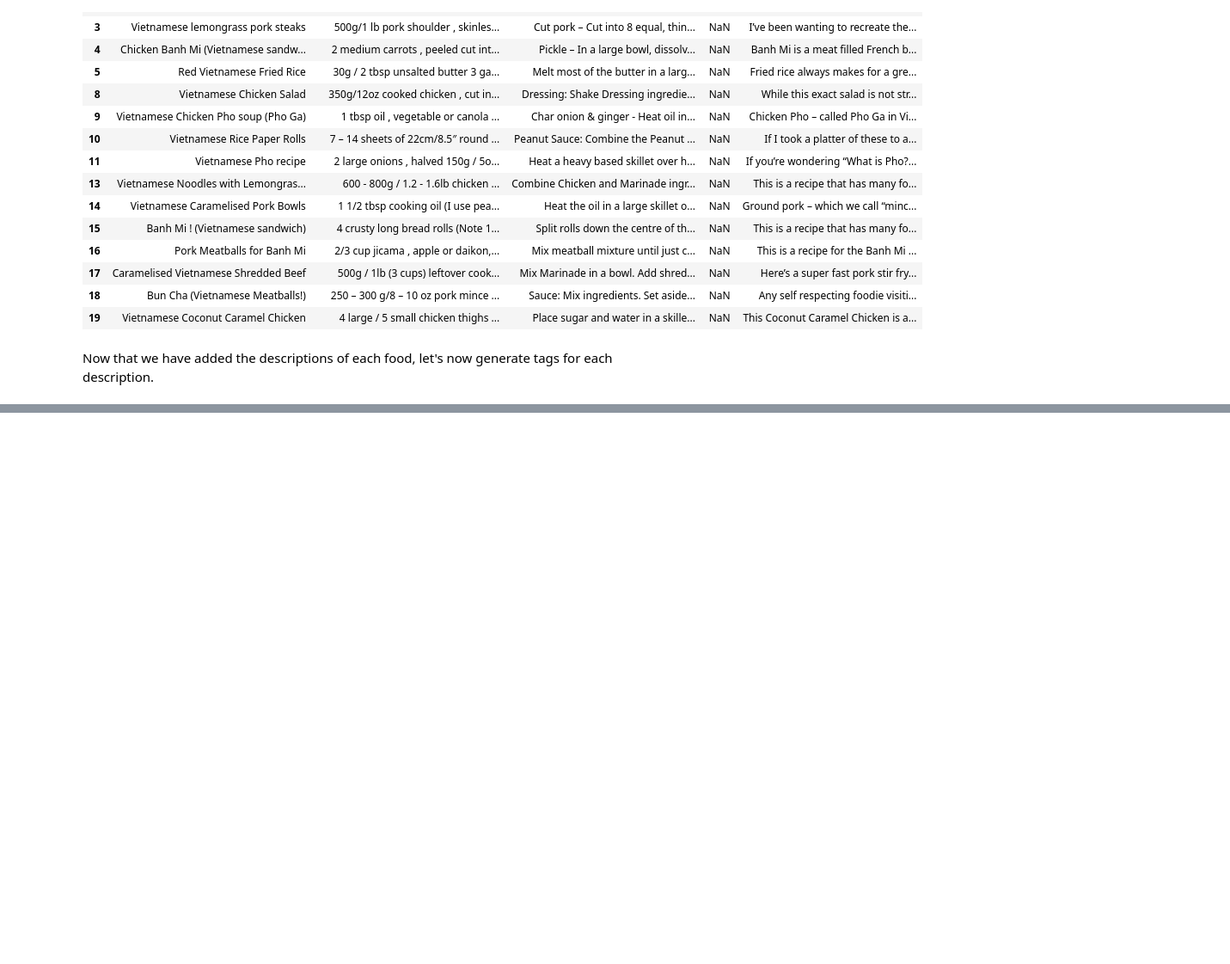
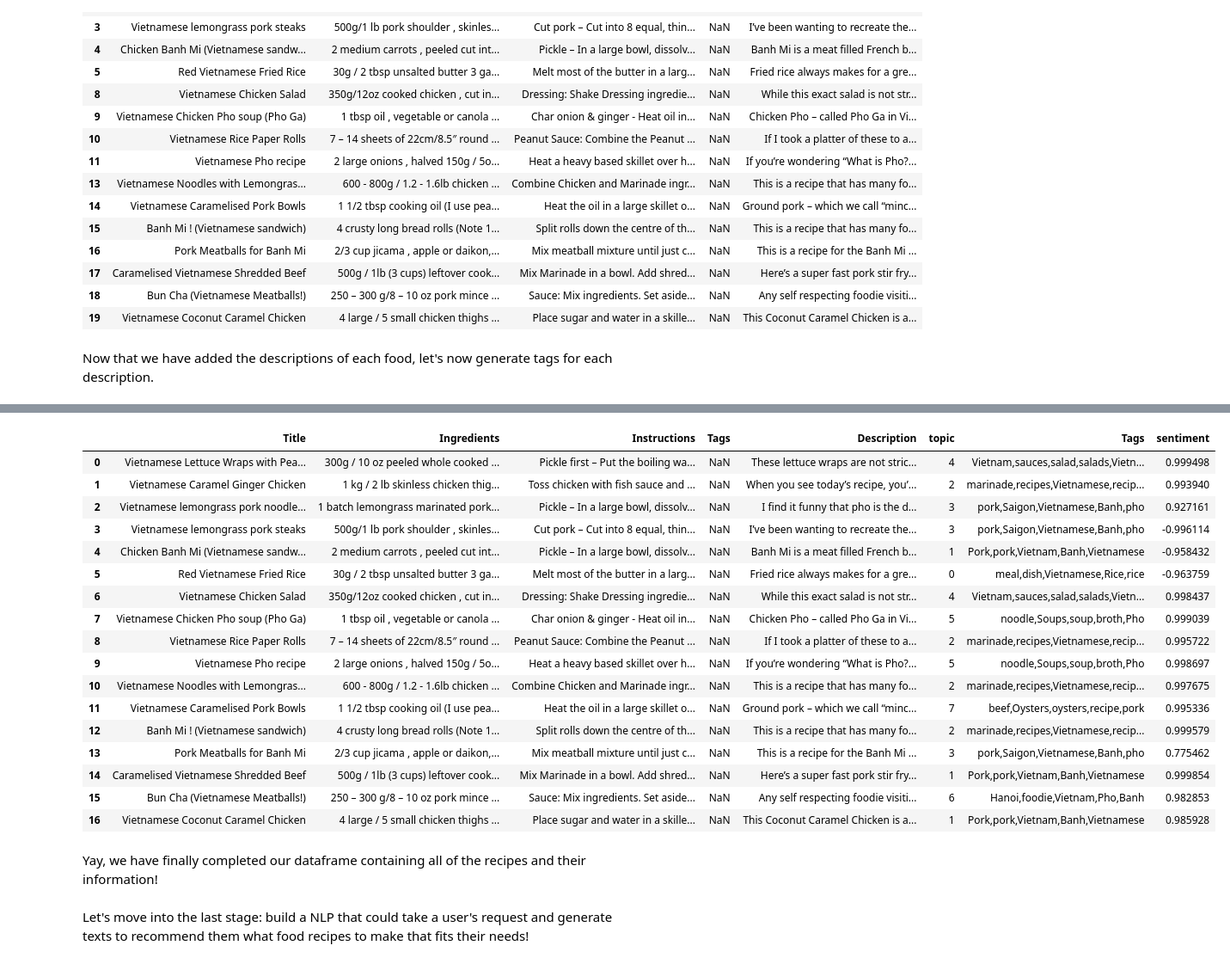
Before and after one commit to klam912/generate_recipe_tags, a Jupyter notebook: recipe_generator.ipynb, the cells around one changed output, grey strips where cells are left out. Shown: that part at 86% size. Saved outputs shown, nothing was run; the diff lists cells and outputs as text; code cells hidden in the pictures; blank space fills up the shorter version.

Commit message:
generated tags

```diff
--- a/recipe_generator.ipynb
+++ b/recipe_generator.ipynb
@@ -324,0 +482,2 @@ Now that we have added the descriptions of each food, let's now generate tags fo
+# %%
+topic_model = TopicModel(description_df)
@@ -324,0 +520,3 @@ Now that we have added the descriptions of each food, let's now generate tags fo
+# %%
+recipes_df3 = recipes_df2.copy()
+recipes_df3 = pd.merge(recipes_df3, topic_model.topics_df, on= 'Description', how='left')
@@ -324,0 +532,4 @@ Now that we have added the descriptions of each food, let's now generate tags fo
+# %%
+# Drop tag column
+recipes_df4 = recipes_df3.copy()
+recipes_df4.drop(['Tags'], axis=1)
@@ -324,0 +555,28 @@ Now that we have added the descriptions of each food, let's now generate tags fo
+# %%
+# Rename the topic_keywords into Tags
+recipes_df4.rename(columns={'topic_keywords': 'Tags'}, inplace=True)
+# %%
+recipes_df4
+# %% [output]
+|  | Title | Ingredients | Instructions | Tags | Description | topic | Tags | sentiment |
+| 0 | Vietnamese Lettuce Wraps with Pea... | 300g / 10 oz peeled whole cooked ... | Pickle first – Put the boiling wa... | NaN | These lettuce wraps are not stric... | 4 | Vietnam,sauces,salad,salads,Vietn... | 0.999498 |
+| 1 | Vietnamese Caramel Ginger Chicken | 1 kg / 2 lb skinless chicken thig... | Toss chicken with fish sauce and ... | NaN | When you see today’s recipe, you’... | 2 | marinade,recipes,Vietnamese,recip... | 0.993940 |
+| 2 | Vietnamese lemongrass pork noodle... | 1 batch lemongrass marinated pork... | Pickle – In a large bowl, dissolv... | NaN | I find it funny that pho is the d... | 3 | pork,Saigon,Vietnamese,Banh,pho | 0.927161 |
+| 3 | Vietnamese lemongrass pork steaks | 500g/1 lb pork shoulder , skinles... | Cut pork – Cut into 8 equal, thin... | NaN | I’ve been wanting to recreate the... | 3 | pork,Saigon,Vietnamese,Banh,pho | -0.996114 |
+| 4 | Chicken Banh Mi (Vietnamese sandw... | 2 medium carrots , peeled cut int... | Pickle – In a large bowl, dissolv... | NaN | Banh Mi is a meat filled French b... | 1 | Pork,pork,Vietnam,Banh,Vietnamese | -0.958432 |
+| 5 | Red Vietnamese Fried Rice | 30g / 2 tbsp unsalted butter 3 ga... | Melt most of the butter in a larg... | NaN | Fried rice always makes for a gre... | 0 | meal,dish,Vietnamese,Rice,rice | -0.963759 |
+| 6 | Vietnamese Chicken Salad | 350g/12oz cooked chicken , cut in... | Dressing: Shake Dressing ingredie... | NaN | While this exact salad is not str... | 4 | Vietnam,sauces,salad,salads,Vietn... | 0.998437 |
+| 7 | Vietnamese Chicken Pho soup (Pho Ga) | 1 tbsp oil , vegetable or canola ... | Char onion & ginger - Heat oil in... | NaN | Chicken Pho – called Pho Ga in Vi... | 5 | noodle,Soups,soup,broth,Pho | 0.999039 |
+| 8 | Vietnamese Rice Paper Rolls | 7 – 14 sheets of 22cm/8.5″ round ... | Peanut Sauce: Combine the Peanut ... | NaN | If I took a platter of these to a... | 2 | marinade,recipes,Vietnamese,recip... | 0.995722 |
+| 9 | Vietnamese Pho recipe | 2 large onions , halved 150g / 5o... | Heat a heavy based skillet over h... | NaN | If you’re wondering “What is Pho?... | 5 | noodle,Soups,soup,broth,Pho | 0.998697 |
+| 10 | Vietnamese Noodles with Lemongras... | 600 - 800g / 1.2 - 1.6lb chicken ... | Combine Chicken and Marinade ingr... | NaN | This is a recipe that has many fo... | 2 | marinade,recipes,Vietnamese,recip... | 0.997675 |
+| 11 | Vietnamese Caramelised Pork Bowls | 1 1/2 tbsp cooking oil (I use pea... | Heat the oil in a large skillet o... | NaN | Ground pork – which we call “minc... | 7 | beef,Oysters,oysters,recipe,pork | 0.995336 |
+| 12 | Banh Mi ! (Vietnamese sandwich) | 4 crusty long bread rolls (Note 1... | Split rolls down the centre of th... | NaN | This is a recipe that has many fo... | 2 | marinade,recipes,Vietnamese,recip... | 0.999579 |
+| 13 | Pork Meatballs for Banh Mi | 2/3 cup jicama , apple or daikon,... | Mix meatball mixture until just c... | NaN | This is a recipe for the Banh Mi ... | 3 | pork,Saigon,Vietnamese,Banh,pho | 0.775462 |
+| 14 | Caramelised Vietnamese Shredded Beef | 500g / 1lb (3 cups) leftover cook... | Mix Marinade in a bowl. Add shred... | NaN | Here’s a super fast pork stir fry... | 1 | Pork,pork,Vietnam,Banh,Vietnamese | 0.999854 |
+| 15 | Bun Cha (Vietnamese Meatballs!) | 250 – 300 g/8 – 10 oz pork mince ... | Sauce: Mix ingredients. Set aside... | NaN | Any self respecting foodie visiti... | 6 | Hanoi,foodie,Vietnam,Pho,Banh | 0.982853 |
+| 16 | Vietnamese Coconut Caramel Chicken | 4 large / 5 small chicken thighs ... | Place sugar and water in a skille... | NaN | This Coconut Caramel Chicken is a... | 1 | Pork,pork,Vietnam,Banh,Vietnamese | 0.985928 |
+# %% [markdown]
+Yay, we have finally completed our dataframe containing all of the recipes and their information!
+# %% [markdown]
+Let's move into the last stage: build a NLP that could take a user's request and generate texts to recommend them what food recipes to make that fits their needs!
```
Also changed, not shown: parts of 27 cells of this notebook.
